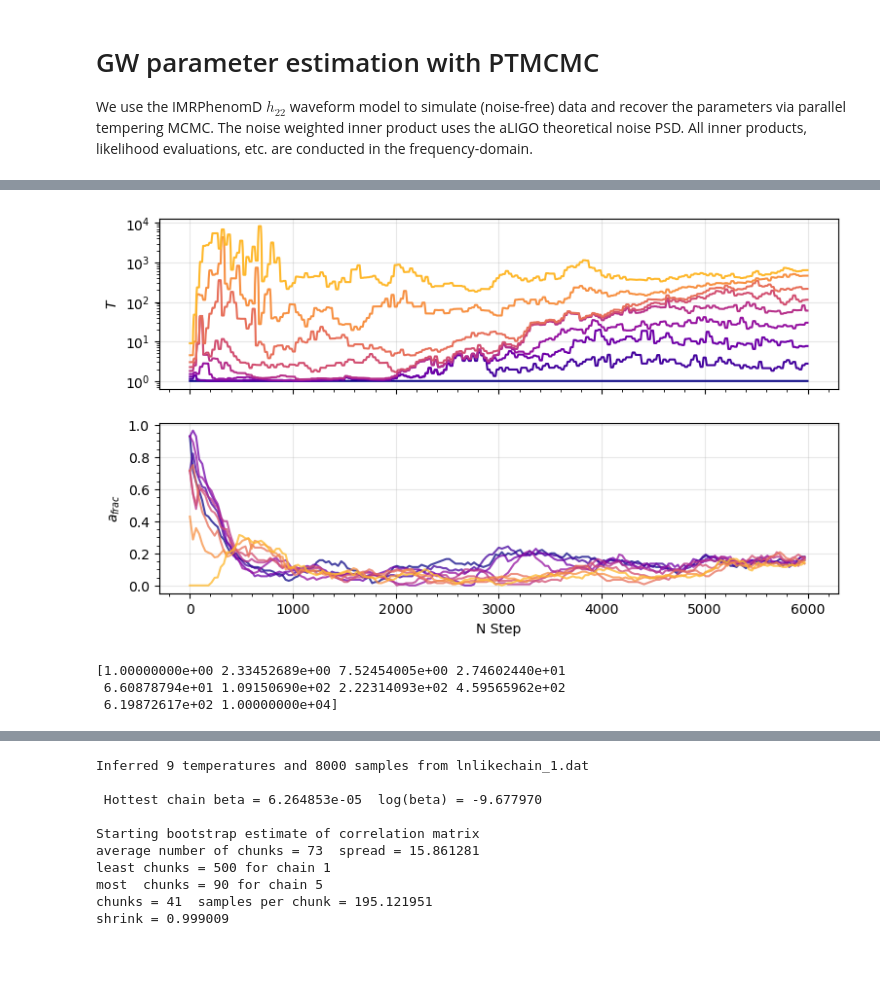
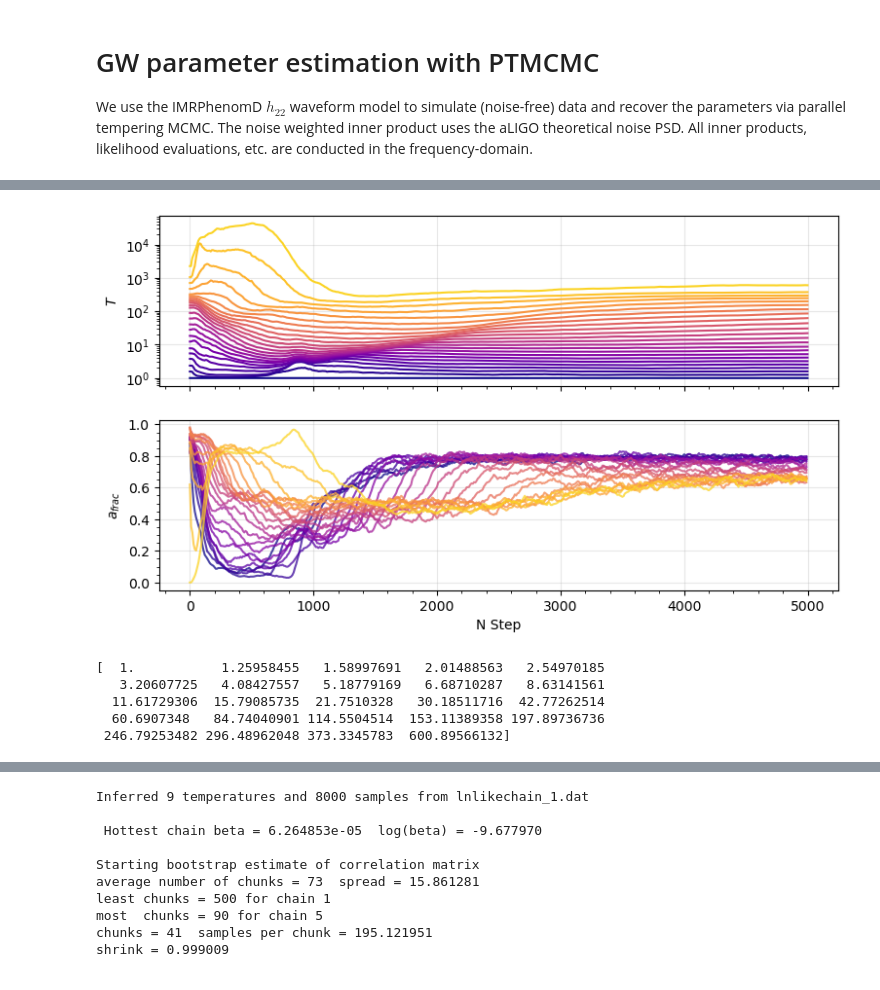
Before and after one commit to jimmy-gw/GWTails_ParameterEstimation, a Jupyter notebook: TAILSvsNOTAILS_MCMC.ipynb, the cells around one changed output, grey strips where cells are left out. Cells and saved outputs as stored; diff of their text form; code cells hidden in the pictures.

```diff
--- a/TAILSvsNOTAILS_MCMC.ipynb
+++ b/TAILSvsNOTAILS_MCMC.ipynb
@@ -24,34 +28,46 @@ from matplotlib import colormaps
 # %%
 ### Setup variables
 ndim_ = wg.ndim
-nw = ndim_ * 2 # number of walkers per ensemble (2x ndim is a good rule of thumb)
 
-setup = (10, nw, 200, 30)
-ntemps, nwalkers, nsweeps, nsteps = setup
+setup = (25, 100, 500, 10)
+ntemps, nw, nsweeps, nsteps = setup
 
 # Define adaptation parameters according to approximations in Vousden et al 2016 [doi:10.1093/mnras/stv2422]
 N=nsweeps*nsteps
-tau=10.*N/nw
-#nu=N/nw # don't make too big or else dS->0 too quick
-nu=0.2
+t0=N/8
+nu=0.75
 
 p0 = np.random.uniform(
     low=wg.x_mins,
     high=wg.x_maxs,
-    size=(ntemps, nwalkers, ndim_)
+    size=(ntemps, nw, ndim_)
 )
 
-print(f'tau, nu = {tau,nu}\ndSs ~ {[round(float(1/nu*(tau/(t+tau))),3) for t in np.linspace(0,N,10)]} for N = {N}')
+# Print timescale diagnostics
+print(f't0, nu = {t0,nu}')
+print(f'Early time limit nw*nu>>1? nw*nu={nw*nu}')
+print(f'Late time limit nu*N>>t0? nu*N={nu*N}, t0={t0}')
+print(f'kappas ~ {[round(float(1/nu*(t0/(t+t0))),3) for t in np.linspace(0,N,10)]} for N = {N}')
 # ^^ To optimize (if reddemcee doesn't already support the ability to change # of chains during adaptation),
 # loop ALL of this through a range of ntemps and analyze the results (Tmax, T0, etc.) to find the best one
 
 ## Create PTSampler object
 from likelihood import fast_lnprior as logprior
-from likelihood import loglike_untempered_unsuppressed as loglike
+from likelihood import loglike_untempered as loglike
 
-sampler = reddemcee.PTSampler(nwalkers, ndim_, loglike, logprior,
-                              betas=np.linspace(1, 1e-4, ntemps), # Keep min beta at a small finite number to avoid divide-by-zero errors later
-                              adapt_tau=tau,
+# my_temps=3.**np.arange(ntemps)
+my_temps = np.array([1.00000000e+00, 1.56786764e+00, 2.36069965e+00, 3.76624403e+00,
+               5.48298664e+00, 7.78991730e+00, 1.23469079e+01, 1.83813790e+01,
+               2.81370601e+01, 4.05298711e+01, 6.05879306e+01, 8.94433854e+01,
+               1.27565253e+02, 1.5e+2, 1.78832633e+02, 2.0e+2, 2.24152609e+02, 2.55e+2, 2.9e+2, 3.2330208741e+02,
+               4.71209604e+02, 7.04962654e+02, 1.05177958e+03,
+               2.25300756e+03, 5.24901105e+03])
+my_betas=1./my_temps
+print(f'Tansatz={1./my_betas}')
+
+sampler = reddemcee.PTSampler(nw, ndim_, loglike, logprior,
+                              betas=my_betas,
+                              adapt_tau=t0,
                               adapt_nu=nu,
                               adapt_mode='SAR')
 
@@ -82,40 +107,42 @@ def plot_betas_ratios(sampler, setup):
     for t in range(setup[0]-1):# -2):
         # PLOT BETAS
         y_bet = bh[t]
         axes[0].plot(running(1/y_bet), c=colors[t])
 
         # PLOT TS_ACCEPTANCE
         x0 = np.arange(setup[2]) * setup[3]
         y_tsw = running(rh[:, t])
         axes[1].plot(x0, y_tsw, alpha=0.75, color=colors[t])
 
     # plot options
     axes[0].set_ylabel(r"$T$")
     axes[1].set_ylabel(r"$a_{frac}$")
     axes[1].set_xlabel("N Step")
     #axes[0].set_xscale('log')
     axes[0].set_yscale('log')
     axes[0].grid(alpha=0.3)
     axes[1].grid(alpha=0.3)
     axes[0].minorticks_on()
     axes[1].minorticks_on()
 
 
     plt.show()
 
 plot_betas_ratios(sampler, setup)
 
 ### Collect temperature ladder
-# Get betas
-adapted_betas=sampler.get_betas()
-adapted_betas=adapted_betas[:,np.shape(adapted_betas)[1]-100:] # Cut off everything but the last 100 steps, when the temps are converged on Pacc~0.2
-adapted_betas=np.mean(adapted_betas[:,np.shape(adapted_betas)[1]-100:],axis=1) # Take mean from last 100 steps
+adapted_betas=sampler.get_betas() # Get betas
+adapted_betas=np.mean(adapted_betas[:,np.shape(adapted_betas)[1]-200:],axis=1) # Take mean from last 200 steps (1 minor tick on plots)
+adapted_betas=adapted_betas[:-1] # Remove last temp, which is inf
 adapted_Ts=1./adapted_betas # Calculate Ts
+
 print(adapted_Ts)
 # %% [output]
-[figure, old version]
+[figure, new version]
-[1.00000000e+00 2.33452689e+00 7.52454005e+00 2.74602440e+01
- 6.60878794e+01 1.09150690e+02 2.22314093e+02 4.59565962e+02
- 6.19872617e+02 1.00000000e+04]
+[  1.           1.25958455   1.58997691   2.01488563   2.54970185
+   3.20607725   4.08427557   5.18779169   6.68710287   8.63141561
+  11.61729306  15.79085735  21.7510328   30.18511716  42.77262514
+  60.6907348   84.74040901 114.5504514  153.11389358 197.89736736
+ 246.79253482 296.48962048 373.3345783  600.89566132]
 # %%
 ### With an adapted temperature ladder for 20% acceptance rates...
```
Also changed, not shown: parts of 7 cells of this notebook, 9 other files.
